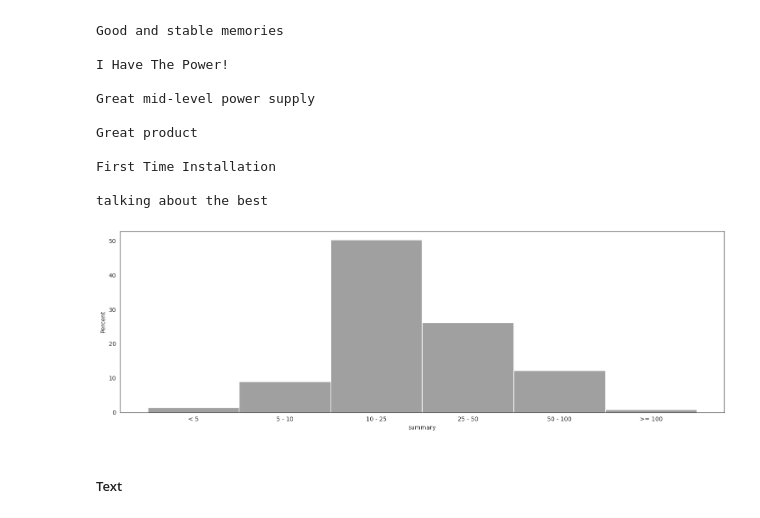
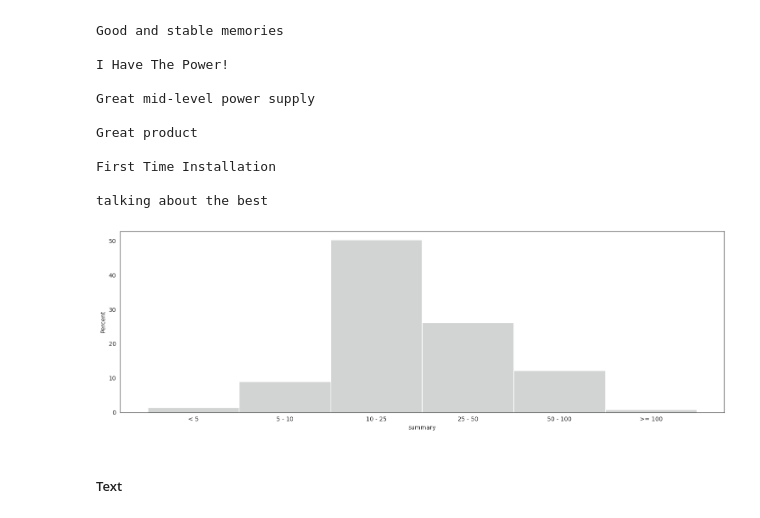
Before and after one commit to saiteki-kai/amazon-reviews, a Jupyter notebook: notebooks/02_analysis.ipynb, the cells around one changed output. Cells and saved outputs as stored; diff of their text form; code cells hidden in the pictures.

```diff
--- a/notebooks/02_analysis.ipynb
+++ b/notebooks/02_analysis.ipynb
@@ -402,9 +407,9 @@ categories = [
 ]
 for x in categories:
     if x == "Under \$25":
-        price_palette.append("blue")
+        price_palette.append(primary_color)
     else:
-        price_palette.append("gray")
+        price_palette.append(secondary_color)
 
 ax = sns.countplot(corsair_df, x="price", palette=price_palette)
 fig.tight_layout()
@@ -549,14 +555,14 @@ def get_lengths_category(limits):
 # %%
 limits = [5, 10, 25, 50, 100]
 
 fig, ax = plt.subplots(figsize=(15, 5))
 lengths = corsair_df["summary"].str.len().apply(lambda x: discretize_length(x, limits))
 lengths = lengths.astype(get_lengths_category(limits))
-sns.histplot(x=lengths, stat="percent", ax=ax, color="gray")
+sns.histplot(x=lengths, stat="percent", ax=ax, color=secondary_color)
 
 fig.tight_layout()
 # %% [output]
-[figure, old version]
+[figure, new version]
 # %% [markdown]
 ##### Text
 # %%
```
Also changed, not shown: parts of 5 cells of this notebook.
